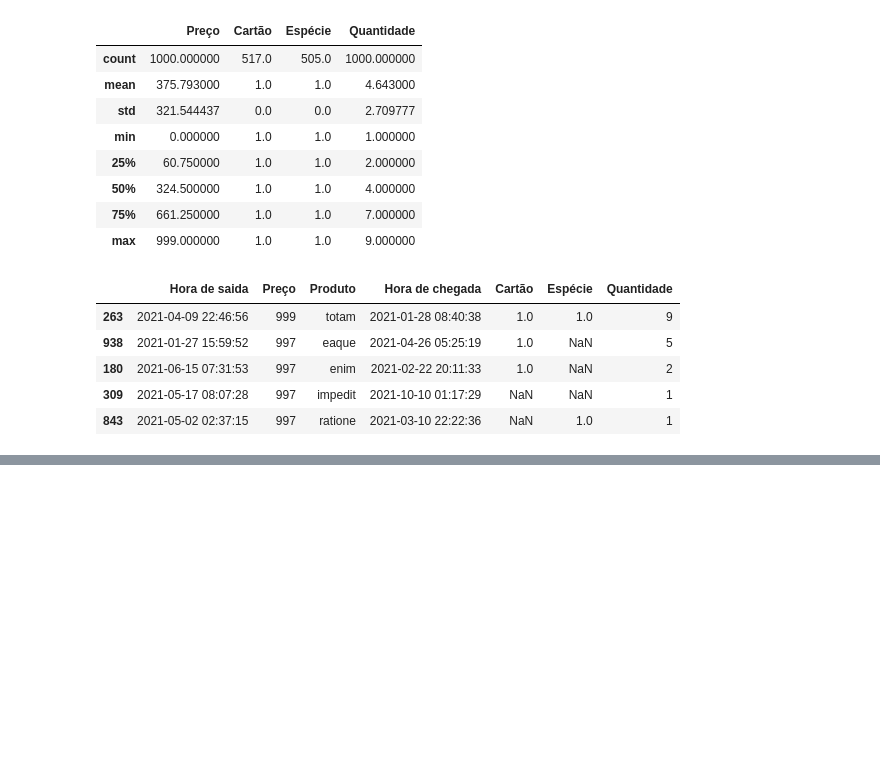
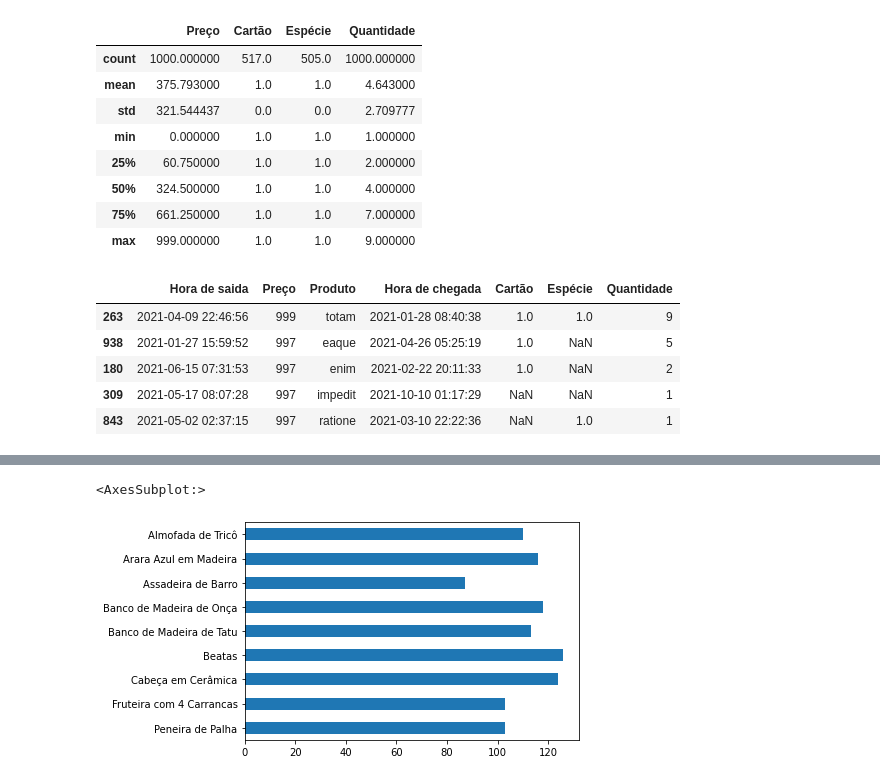
Before and after one commit to cvjso/Projeto-Natuur, a Jupyter notebook: projeto.ipynb, the cells around one changed output, grey strips where cells are left out. Saved outputs shown, nothing was run; the diff lists cells and outputs as text; code cells hidden in the pictures; blank space fills up the shorter version.

Commit message:
Added plots

```diff
--- a/projeto.ipynb
+++ b/projeto.ipynb
@@ -101,3 +102,13 @@ data.sort_values(by=['Preço', 'Quantidade'], ascending=[False, False]).head()
 | 180 | 2021-06-15 07:31:53 | 997 | enim | 2021-02-22 20:11:33 | 1.0 | NaN | 2 |
 | 309 | 2021-05-17 08:07:28 | 997 | impedit | 2021-10-10 01:17:29 | NaN | NaN | 1 |
 | 843 | 2021-05-02 02:37:15 | 997 | ratione | 2021-03-10 22:22:36 | NaN | 1.0 | 1 |
+# %%
+lista_produtos = [ "Banco de Madeira de Onça", "Assadeira de Barro", "Cabeça em Cerâmica", "Arara Azul em Madeira", "Almofada de Tricô", "Peneira de Palha", "Beatas", "Banco de Madeira de Tatu", "Fruteira com 4 Carrancas"]
+# %%
+import random
+
+for i in range(len(data["Produto"])):
+    rand = random.randint(0,len(lista_produtos) - 1)
+    data["Produto"][i] = lista_produtos[rand]
+
+data["Produto"]
@@ -103,0 +128,5 @@ data.sort_values(by=['Preço', 'Quantidade'], ascending=[False, False]).head()
+# %%
+data.Produto.value_counts().sort_index(ascending=False).plot(kind='barh')
+# %% [output]
+<AxesSubplot:>
+[figure, added]
```
Also changed, not shown: parts of 3 cells of this notebook.
